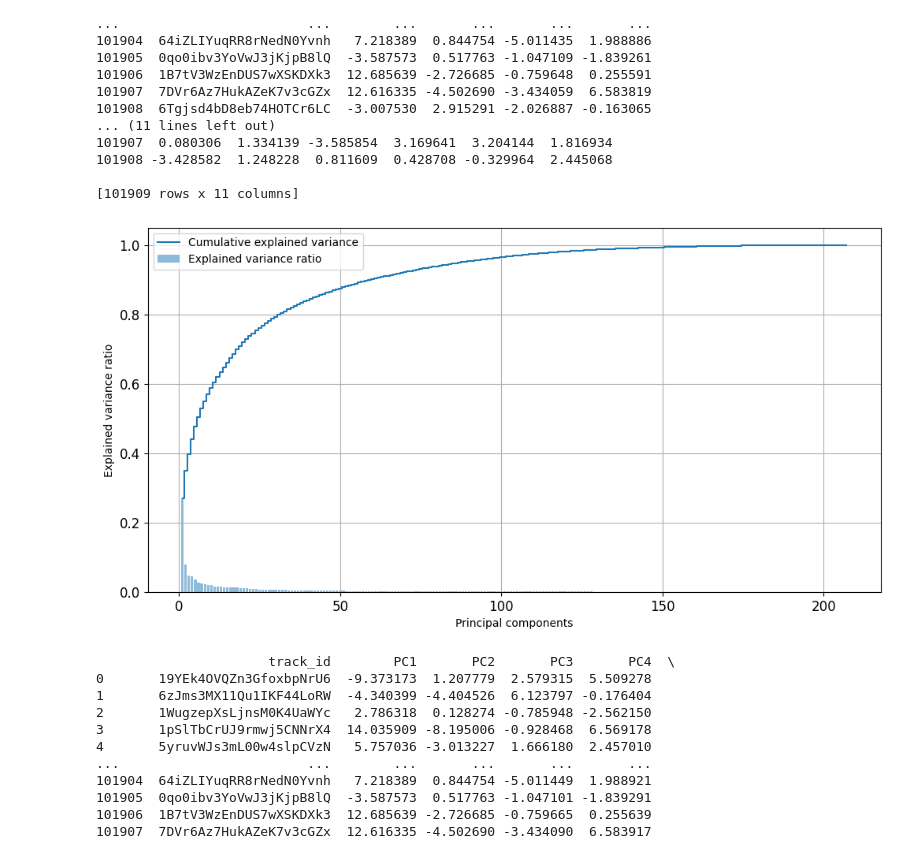
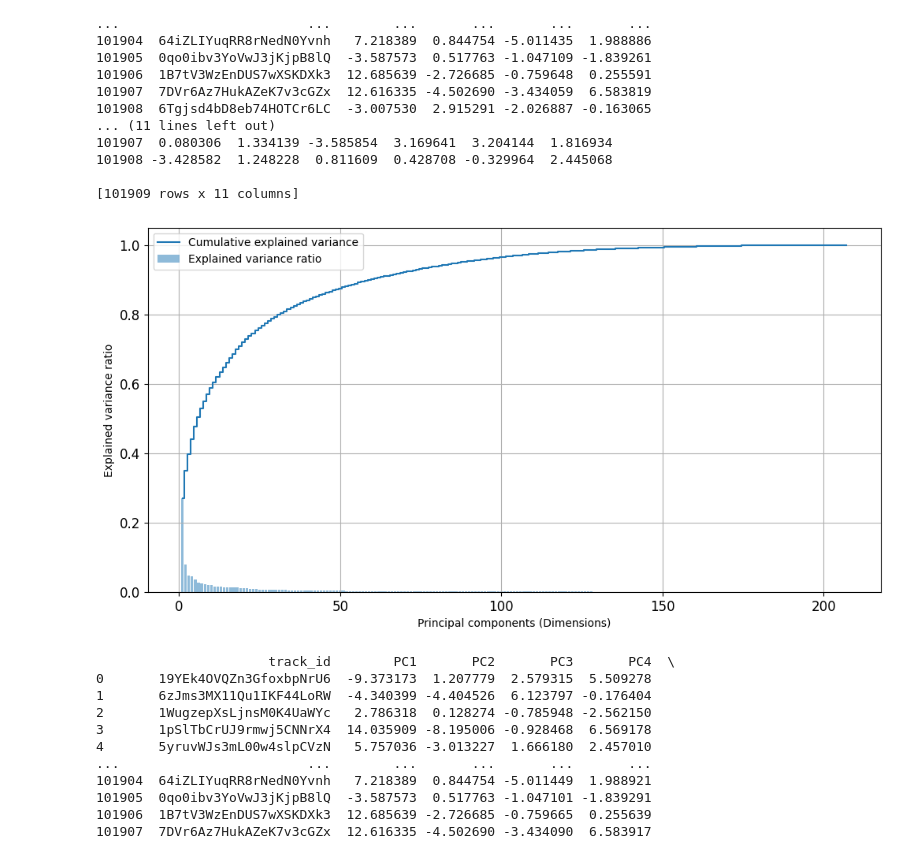
Before and after one commit to monischirri/Spotify_ML, a Jupyter notebook: dimensionality_reduction.ipynb, the cells around one changed output. Saved outputs shown, nothing was run; the diff lists cells and outputs as text; code cells hidden in the pictures.

```diff
--- a/dimensionality_reduction.ipynb
+++ b/dimensionality_reduction.ipynb
@@ -107,20 +107,20 @@ cumulative_explained_variance = explained_variance_ratio.cumsum()
 # %%
 #Check for ideal dimensionality reduction, preferable to choose the number of dimensions that add up to a sufficiently
 #large portion of the variance (e.g., 95%)
 
 import matplotlib.pyplot as plt
 import numpy as np
 
 x = np.arange(1, len(explained_variance_ratio) + 1)
 
 plt.figure(figsize=(12, 6))
 plt.bar(x, explained_variance_ratio, alpha=0.5, align='center', label='Explained variance ratio')
 plt.step(x, cumulative_explained_variance, where='mid', label='Cumulative explained variance')
 plt.ylabel('Explained variance ratio')
-plt.xlabel('Principal components')
+plt.xlabel('Principal components (Dimensions)')
 plt.legend(loc='best')
 plt.grid()
 plt.show()
 # %% [output]
-[figure, old version]
+[figure, new version]
 # %%
```
Also changed, not shown: parts of 1 cell of this notebook.
